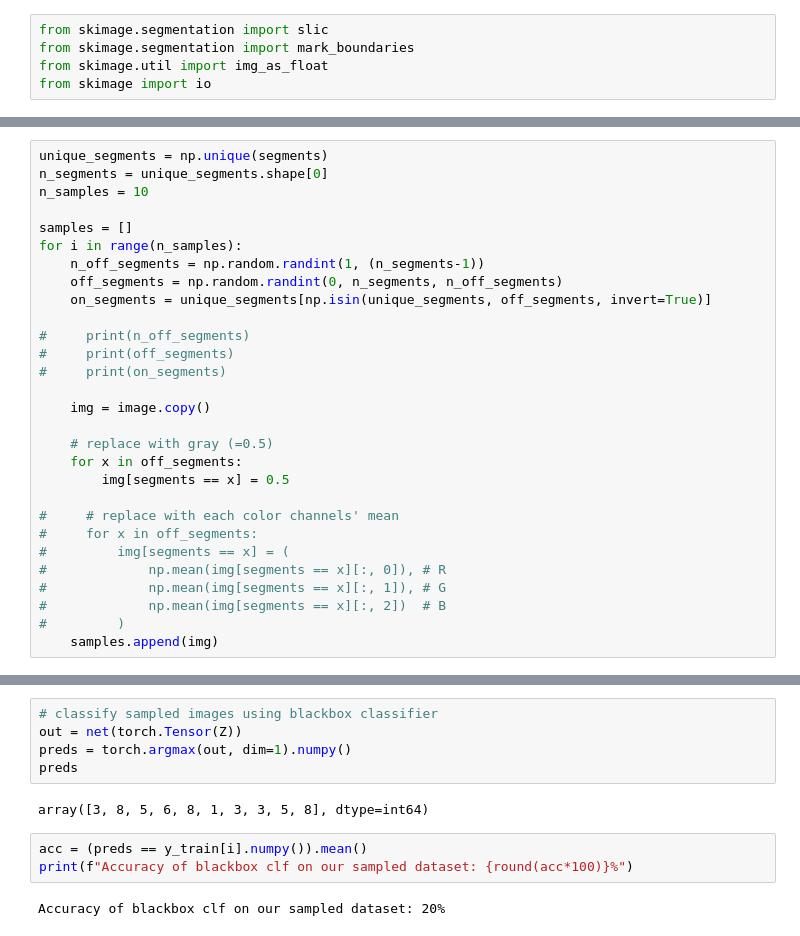
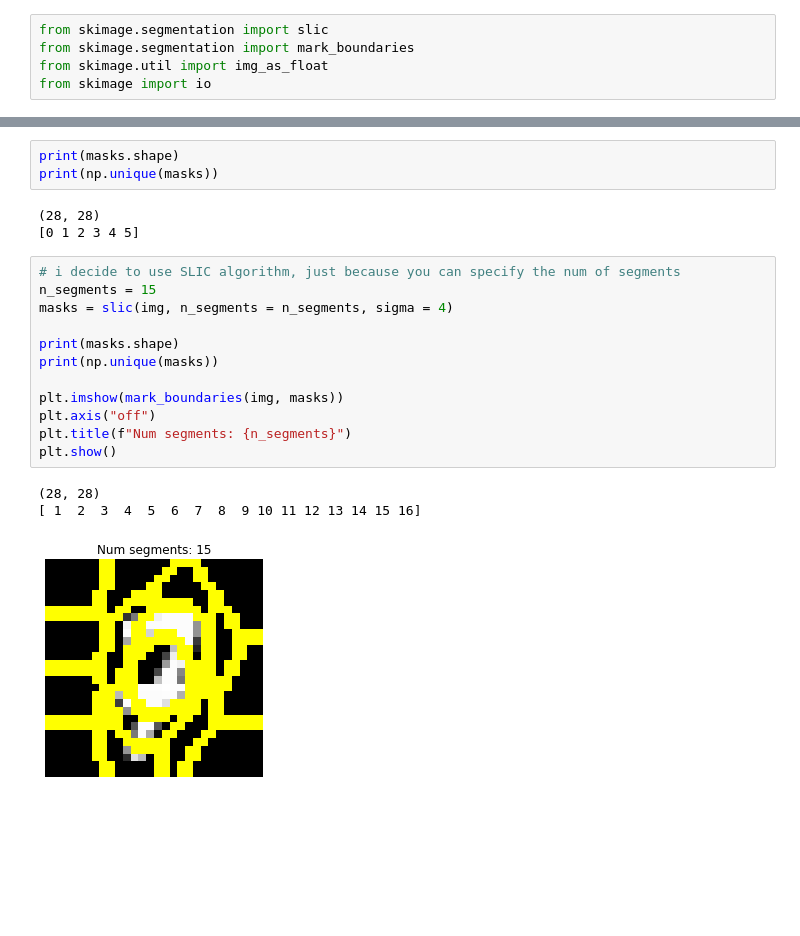
Before and after one commit to ngandlau/fun, a Jupyter notebook: understanding-lime.ipynb, the cells around one changed output, grey strips where cells are left out. Saved outputs shown, nothing was run; the diff lists cells and outputs as text; blank space fills up the shorter version.

```diff
--- a/understanding-lime.ipynb
+++ b/understanding-lime.ipynb
@@ -564,29 +571,0 @@ print(np.unique(segments))
-# %%
-unique_segments = np.unique(segments)
-n_segments = unique_segments.shape[0]
-n_samples = 10
-
-samples = []
-for i in range(n_samples):
-    n_off_segments = np.random.randint(1, (n_segments-1))
-    off_segments = np.random.randint(0, n_segments, n_off_segments)
-    on_segments = unique_segments[np.isin(unique_segments, off_segments, invert=True)]
-
-#     print(n_off_segments)
-#     print(off_segments)
-#     print(on_segments)
-
-    img = image.copy()
-
-    # replace with gray (=0.5)
-    for x in off_segments:
-        img[segments == x] = 0.5
-
-#     # replace with each color channels' mean
-#     for x in off_segments:
-#         img[segments == x] = (
-#             np.mean(img[segments == x][:, 0]), # R
-#             np.mean(img[segments == x][:, 1]), # G
-#             np.mean(img[segments == x][:, 2])  # B
-#         )
-    samples.append(img)
@@ -612,12 +572,22 @@ Z.shape
-# %%
-# classify sampled images using blackbox classifier
-out = net(torch.Tensor(Z))
-preds = torch.argmax(out, dim=1).numpy()
-preds
-# %% [output]
-array([3, 8, 5, 6, 8, 1, 3, 3, 5, 8], dtype=int64)
-# %%
-acc = (preds == y_train[i].numpy()).mean()
-print(f"Accuracy of blackbox clf on our sampled dataset: {round(acc*100)}%")
-# %% [output]
-Accuracy of blackbox clf on our sampled dataset: 20%
+# %%
+print(masks.shape)
+print(np.unique(masks))
+# %% [output]
+(28, 28)
+[0 1 2 3 4 5]
+# %%
+# i decide to use SLIC algorithm, just because you can specify the num of segments
+n_segments = 15
+masks = slic(img, n_segments = n_segments, sigma = 4)
+
+print(masks.shape)
+print(np.unique(masks))
+
+plt.imshow(mark_boundaries(img, masks))
+plt.axis("off")
+plt.title(f"Num segments: {n_segments}")
+plt.show()
+# %% [output]
+(28, 28)
+[ 1  2  3  4  5  6  7  8  9 10 11 12 13 14 15 16]
+[figure, added]
```
Also changed, not shown: parts of 69 cells of this notebook, 1 other file.
